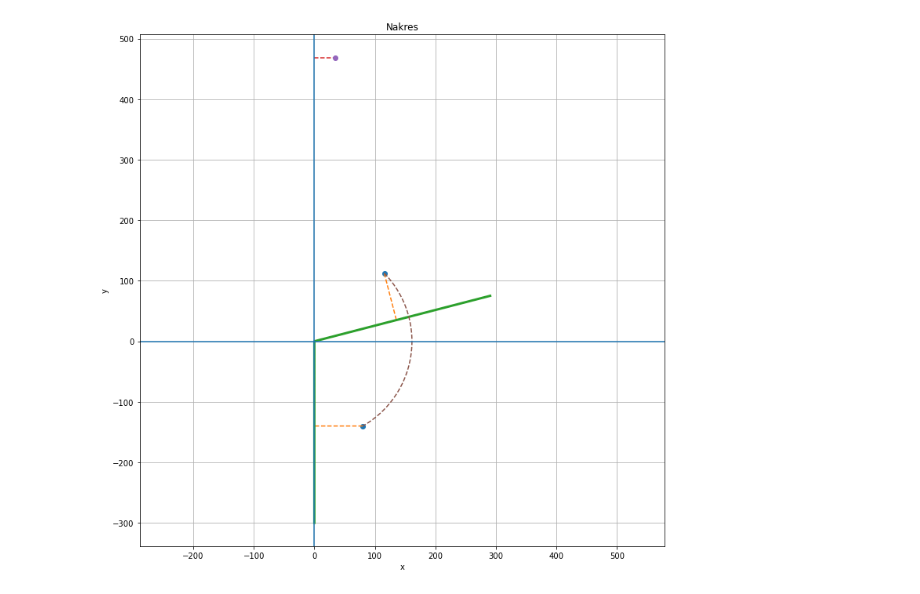
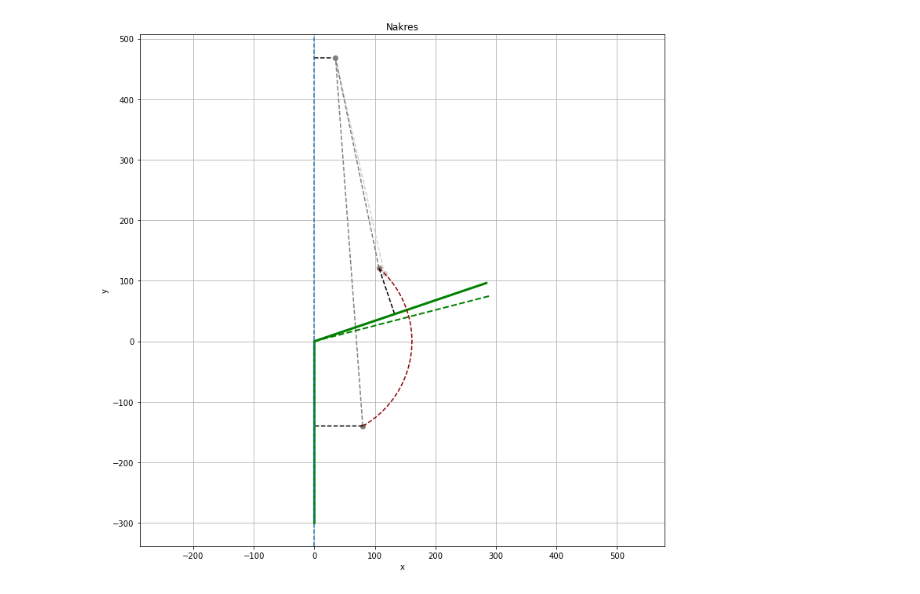
Before and after one commit to ondrejh/kwokhaus, a Jupyter notebook: jine/vypocet/zavirani_vypocet.ipynb, the cells around one changed output. Cells and saved outputs as stored; diff of their text form; code cells hidden in the pictures.

```diff
--- a/jine/vypocet/zavirani_vypocet.ipynb
+++ b/jine/vypocet/zavirani_vypocet.ipynb
@@ -60,30 +179,51 @@ Dvirka pri otevreno: [290.43647254  75.14423077] mm
 # %%
 import matplotlib.pyplot as plt
 plt.figure(figsize=(12, 12))
 
-ang = np.linspace(np.arctan(rp[0,1]/rp[0,0]), np.arctan(-y/x), 100)
-xa = r * np.cos(ang)
-ya = r * np.sin(ang)
+# rameno uchycheni motoru
+plt.plot([0,xm], [ym,ym], '--', color='black')
 
-# vykresleni usecky
-plt.plot([p[0,0], rp[0,0]], [p[0,1], rp[0,1]], 'o')
-plt.plot([p[0,0], p[2,0], 0, rp[2,0], rp[0,0]], [p[0,1], p[2,1], 0, rp[2,1], rp[0,1]], '--')
-plt.plot([p[1,0], 0, rp[1,0]], [p[1,1], 0, rp[1,1]], linewidth=3)
-plt.plot([0,xm], [ym,ym], '--')
-plt.plot([xm], [ym], 'o')
-plt.plot(xa, ya, '--')
-plt.plot()
+try:
+    # pohon (zavreno, otevreno)
+    plt.plot([xm, rp[0,0]], [ym, rp[0,1]], color='lightgray', marker='o', linestyle='--')
+    plt.plot([p[0,0], xm, rpp[0,0]], [p[0,1], ym, rpp[0,1]], color='gray', marker='o', linestyle='--')
 
-# pomocne osy
-plt.axhline(0)
-plt.axvline(0)
+    # rameno otocneho bodu (zavreno, orevreno)
+    plt.plot([p[0,0], p[2,0], 0, rpp[2,0], rpp[0,0]], [p[0,1], p[2,1], 0, rpp[2,1], rpp[0,1]], '--', color='black')
 
+    # dvirka (zavreno, otevreno)
+    plt.plot([0, rp[1,0]], [0, rp[1,1]], '--', linewidth=2, color='green')
+    plt.plot([p[1,0], 0, rpp[1,0]], [p[1,1], 0, rpp[1,1]], linewidth=3, color='green')
+
+    # draha otocneho bodu
+    ang = np.linspace(np.arctan(rpp[0,1]/rpp[0,0]), np.arctan(-y/x), 100)
+    xa = r * np.cos(ang)
+    ya = r * np.sin(ang)
+
+except:
+    # pohon (zavreno, otevreno)
+    plt.plot([p[0,0], xm, rp[0,0]], [p[0,1], ym, rp[0,1]], color='gray', marker='o', linestyle='--')
+
+    # rameno otocneho bodu (zavreno, orevreno)
+    plt.plot([p[0,0], p[2,0], 0, rp[2,0], rp[0,0]], [p[0,1], p[2,1], 0, rp[2,1], rp[0,1]], '--', color='black')
+
+    # dvirka (zavreno, otevreno)
+    plt.plot([p[1,0], 0, rp[1,0]], [p[1,1], 0, rp[1,1]], linewidth=3)
+
+    # draha otocneho bodu
+    ang = np.linspace(np.arctan(rp[0,1]/rp[0,0]), np.arctan(-y/x), 100)
+    xa = r * np.cos(ang)
+    ya = r * np.sin(ang)
+
+plt.plot(xa, ya, '--', color='darkred')
+
+plt.axvline(0, linestyle='--')
 plt.axis('equal')
 plt.grid(True)
 plt.xlabel('x')
 plt.ylabel('y')
 plt.title('Nakres')
 
 plt.show()
 # %% [output]
-[figure, old version]
+[figure, new version]
```
Also changed, not shown: parts of 3 cells of this notebook, 1 other file.
